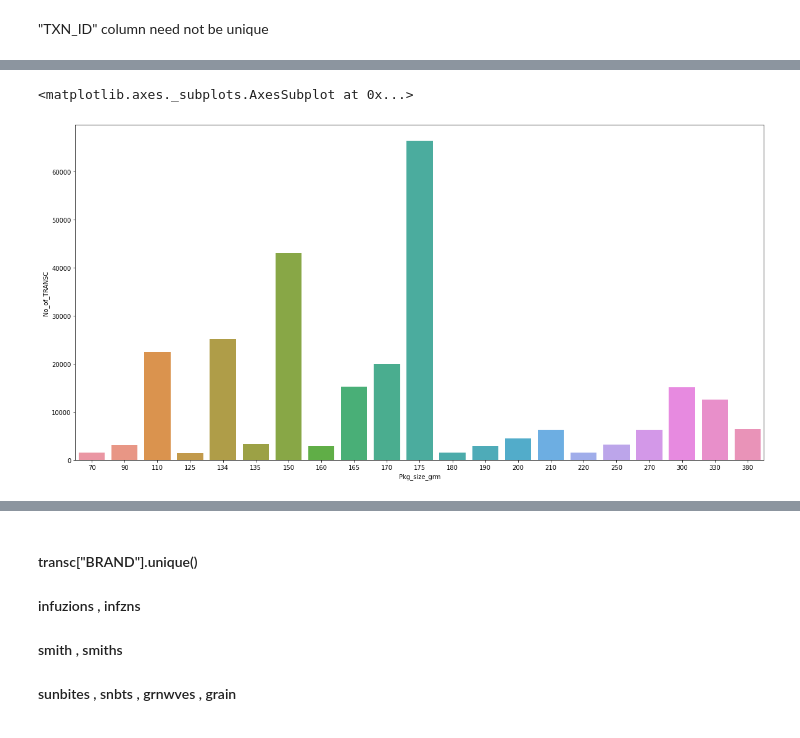
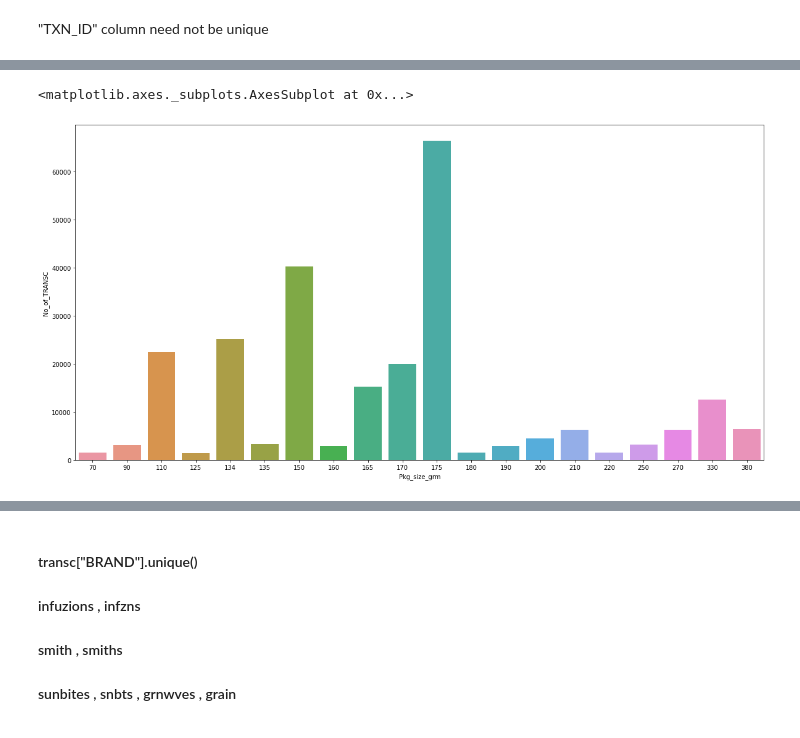
Before and after one commit to AbhinavBanisetti/Quantium_VirExp_Program, a Jupyter notebook: Module 1 quantium.ipynb, the cells around one changed output, grey strips where cells are left out. Drawn from its saved outputs; the diff is of its cells as text; code cells hidden in the pictures.

```diff
--- a/Module 1 quantium.ipynb
+++ b/Module 1 quantium.ipynb
@@ -192,15 +317,14 @@ The plot is messy but it does that the no.of transactions per day see a spike in
 # %%
-# Pkg_size_grm is a Categorical variable actually encoded in numbers
 package_freq=pd.DataFrame(transc["Pkg_size_grm"].value_counts())
 package_freq.reset_index(inplace=True)
-package_freq.columns={"Pkg_size_grm","No_of_TRANSC"}
+package_freq.columns=["Pkg_size_grm","No_of_TRANSC"]
 package_freq.sort_values(by=["Pkg_size_grm"],ascending=True,inplace=True)
 
 plt.figure(figsize=(20,10))
 sns.barplot(x="Pkg_size_grm",y="No_of_TRANSC",data=package_freq)
 # %% [output]
 <matplotlib.axes._subplots.AxesSubplot at 0x...>
-[figure, old version]
+[figure, new version]
 # %%
 # Extracting Brand Names
 transc["BRAND"]=pd.Series(transc["PROD_NAME"].apply(lambda x:x.split()[0]))
```
Also changed, not shown: parts of 59 cells of this notebook.
